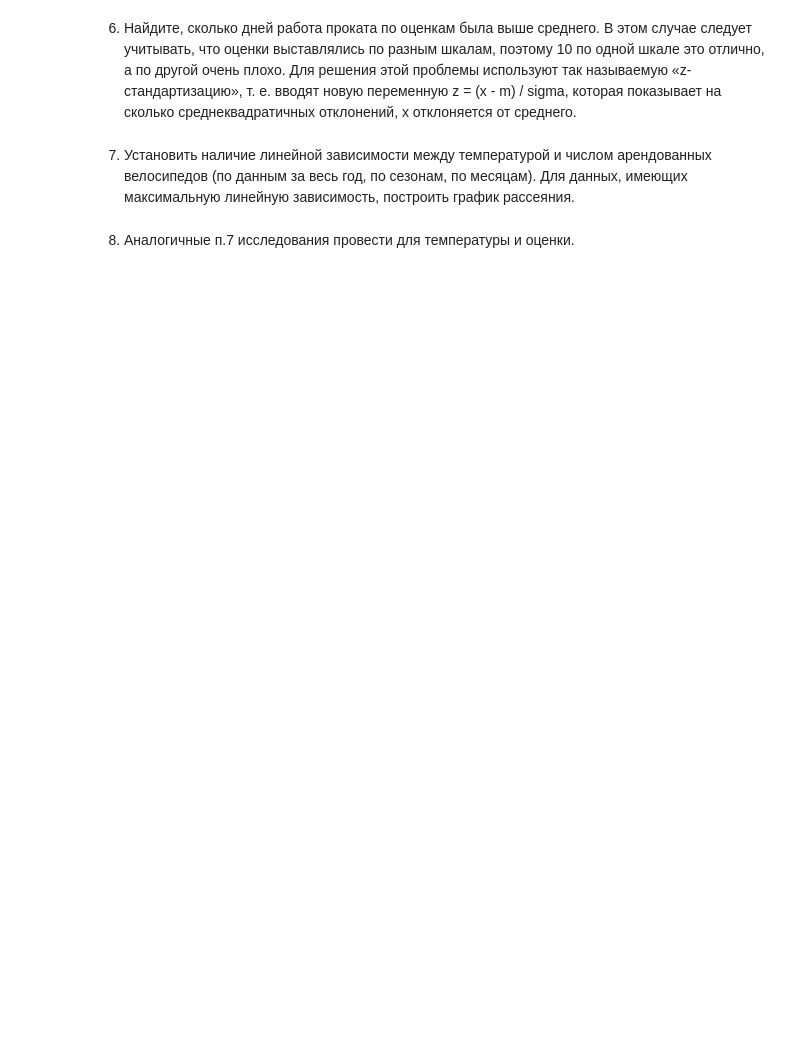
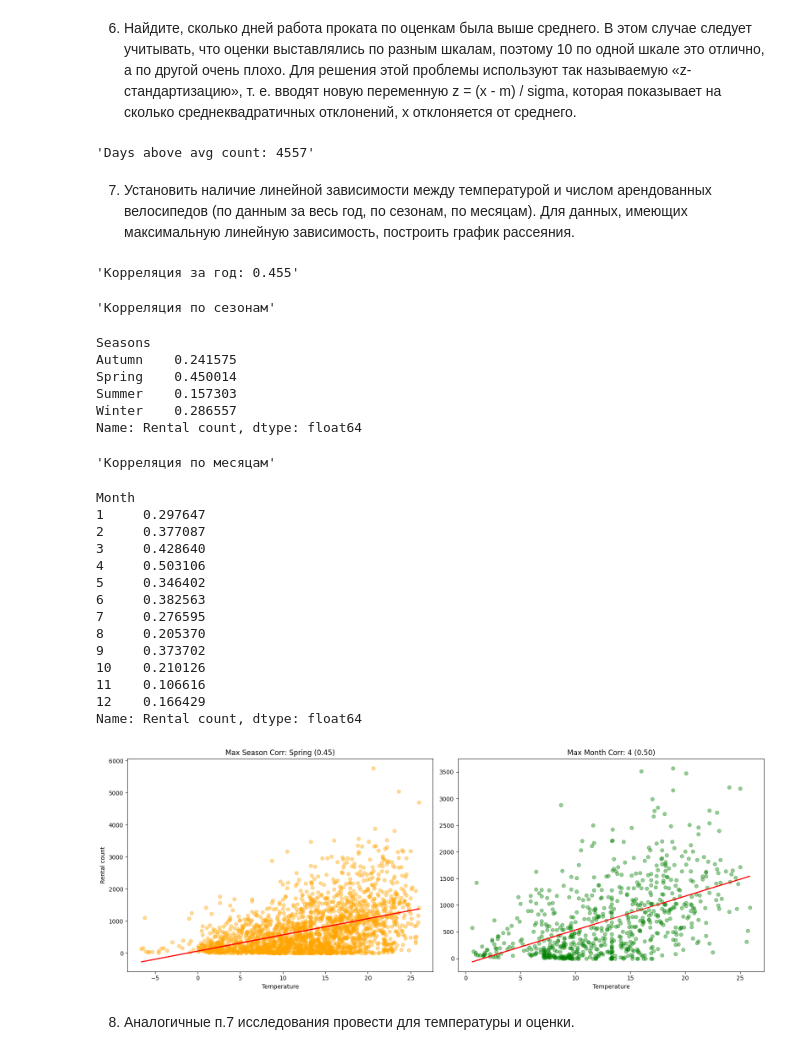
Before and after one commit to Qweyke/class-stat-methods-of-info-processing, a Jupyter notebook: lab_4/numerical_chars.ipynb, the cells around one changed output. Drawn from its saved outputs; the diff is of its cells as text; code cells hidden in the pictures; blank space fills up the shorter version.

```diff
--- a/lab_4/numerical_chars.ipynb
+++ b/lab_4/numerical_chars.ipynb
@@ -121,22 +132,75 @@ plt.show()
 шкале это отлично, а по другой очень плохо. Для решения этой проблемы используют так называемую «z-стандартизацию», т. е. вводят новую переменную z = (x - m) / sigma,
 которая показывает на сколько среднеквадратичных отклонений, x отклоняется от среднего.
 # %%
-bikes_df['z_score'] = bikes_df.groupby('score_type')['score'].transform(lambda x: (x - x.mean()) / x.std())
+score_means = bikes_df_no_outliers.groupby('score_type')['score'].transform('mean')
+score_stds = bikes_df_no_outliers.groupby('score_type')['score'].transform('std')
 
-bikes_df['above_mean'] = bikes_df['z_score'] > 0
+bikes_df_no_outliers['Z_score'] = (bikes_df_no_outliers['score'] - score_means) / score_stds
+days_above_average = bikes_df_no_outliers[bikes_df_no_outliers['Z_score'] > 0]
 
-above_mean_count = bikes_df['above_mean'].sum()
-
-print("Кол-во дней, когда оценка была выше среднего:", above_mean_count)
+display(f"Days above avg count: {len(days_above_average)}")
+# %% [output]
+'Days above avg count: 4557'
 # %% [markdown]
 7) Установить наличие линейной зависимости между температурой и числом арендованных велосипедов (по данным за весь год, по сезонам, по месяцам). Для данных,
 имеющих максимальную линейную зависимость, построить график рассеяния.
 # %%
-corr_year = bikes_df['Temperature'].corr(bikes_df['Rental count'])
-print("Зависимость между температурой и числом арендованных велосипедов за весь год: ", corr_year)
+import numpy as np
 
-corr_seasons = bikes_df.groupby('Seasons').apply(lambda x: x['Temperature'].corr(x['Rental count']))
-print("\nЗависимость между температурой и числом арендованных велосипедов по сезонам:\n", corr_seasons)
 
-corr_month = bikes_df.groupby('Month').apply(lambda y: y['Temperature'].corr(y['Rental count']))
-print("\nЗависимость между температурой и числом арендованных велосипедов по месяцам:\n", corr_month, '\n')
+corr_year = bikes_df_no_outliers['Temperature'].corr(bikes_df_no_outliers['Rental count'])
+corr_seasons = bikes_df_no_outliers.groupby('Seasons')[['Temperature', 'Rental count']].corr().iloc[0::2, 1].reset_index(level=1, drop=True)
+corr_months = bikes_df_no_outliers.groupby('Month')[['Temperature', 'Rental count']].corr().iloc[0::2, 1].reset_index(level=1, drop=True)
+
+display(f"Корреляция за год: {corr_year:.3f}")
+display("Корреляция по сезонам", corr_seasons)
+display("Корреляция по месяцам", corr_months)
+
+best_season = corr_seasons.idxmax()
+best_month = corr_months.idxmax()
+
+fig, ax = plt.subplots(1, 2, figsize=(16, 6))
+
+season_data = bikes_df_no_outliers[bikes_df_no_outliers['Seasons'] == best_season]
+ax[0].scatter(season_data['Temperature'], season_data['Rental count'], alpha=0.4, color='orange')
+m1, b1 = np.polyfit(season_data['Temperature'], season_data['Rental count'], 1)
+ax[0].plot(season_data['Temperature'], m1*season_data['Temperature'] + b1, color='red')
+ax[0].set_title(f'Max Season Corr: {best_season} ({corr_seasons.max():.2f})')
+ax[0].set_xlabel('Temperature')
+ax[0].set_ylabel('Rental count')
+
+# График для лучшего МЕСЯЦА
+month_data = bikes_df_no_outliers[bikes_df_no_outliers['Month'] == best_month]
+ax[1].scatter(month_data['Temperature'], month_data['Rental count'], alpha=0.4, color='green')
+m2, b2 = np.polyfit(month_data['Temperature'], month_data['Rental count'], 1)
+ax[1].plot(month_data['Temperature'], m2*month_data['Temperature'] + b2, color='red')
+ax[1].set_title(f'Max Month Corr: {best_month} ({corr_months.max():.2f})')
+ax[1].set_xlabel('Temperature')
+
+plt.tight_layout()
+plt.show()
+# %% [output]
+'Корреляция за год: 0.455'
+'Корреляция по сезонам'
+Seasons
+Autumn    0.241575
+Spring    0.450014
+Summer    0.157303
+Winter    0.286557
+Name: Rental count, dtype: float64
+'Корреляция по месяцам'
+Month
+1     0.297647
+2     0.377087
+3     0.428640
+4     0.503106
+5     0.346402
+6     0.382563
+7     0.276595
+8     0.205370
+9     0.373702
+10    0.210126
+11    0.106616
+12    0.166429
+Name: Rental count, dtype: float64
+[figure, added]
```
Also changed, not shown: parts of 12 cells of this notebook.
